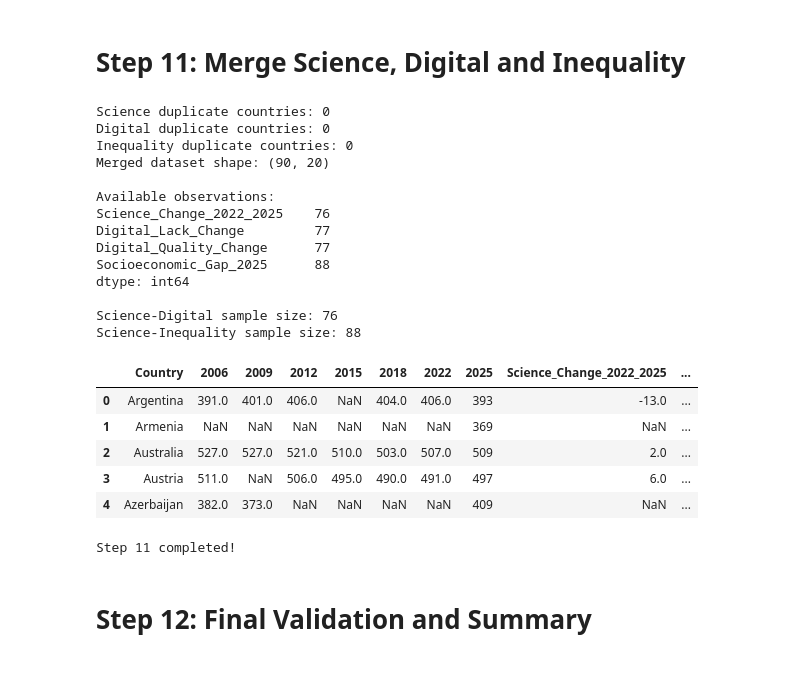
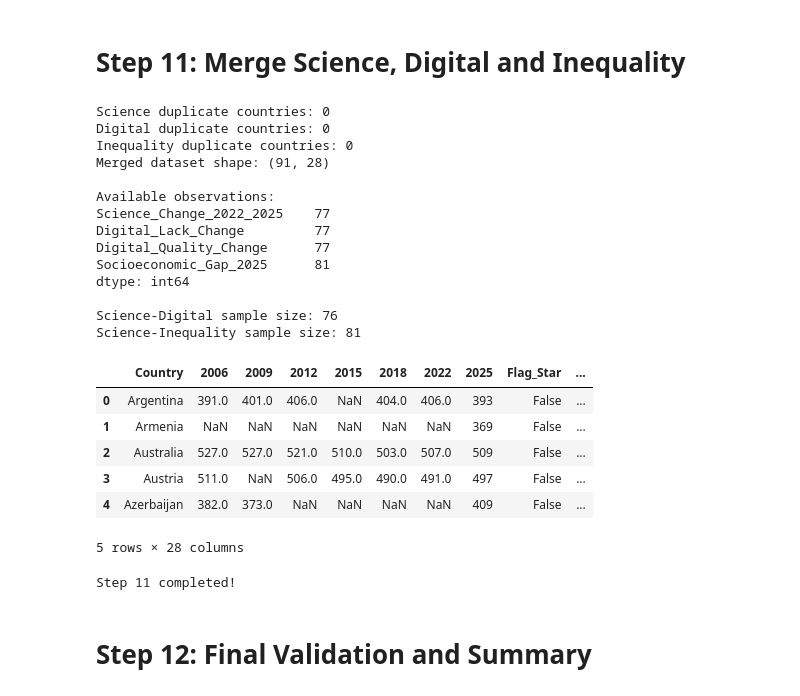
Before and after one commit to MiaNguyen169/Data_Visualizaton, a Jupyter notebook: Data_exploration/01_datacleaning.ipynb, the cells around one changed output. Drawn from its saved outputs; the diff is of its cells as text; code cells hidden in the pictures.

```diff
--- a/Data_exploration/01_datacleaning.ipynb
+++ b/Data_exploration/01_datacleaning.ipynb
@@ -74,6 +79,9 @@ display(science_df.head(10))
 
 # Remove extra spaces in country names
 science_df["Country"] = science_df["Country"].astype(str).str.strip()
+
+# Flag countries marked with an asterisk in the PISA tables
+science_df["Flag_Star"] = science_df["Country"].str.endswith("*")
 
 # Remove footnote markers from country names
 science_df["Country"] = science_df["Country"].str.replace(
@@ -265,7 +273,7 @@ Science datasets exported successfully!
 # Step 8: Clean Digital Resource Shortage
 # %%
 digital_raw = pd.read_excel(
-    "I_B1_4_9_Digital_Resource_shortage.xlsx",
+    "../Data/I_B1_4_9_Digital_Resource_shortage.xlsx",
     sheet_name="Sheet1",
     header=None
 )
@@ -283,6 +291,17 @@ digital_df.columns = [
     "Digital_Lack_2025",
     "Digital_Quality_2025"
 ]
+
+# Each value column is followed by its S.E. column and a flag column
+# S.E. = "c": too few observations, so the reported value is not an estimate
+# Flag = "†" or "‡": PISA caution marker
+for value_col, col in zip(digital_df.columns[1:], [1, 4, 7, 10]):
+    too_few = digital_raw.iloc[9:102, col + 1] == "c"
+    digital_df.loc[too_few, value_col] = np.nan
+
+    digital_df[f"{value_col}_Caution"] = (
+        digital_raw.iloc[9:102, col + 2].isin(["†", "‡"])
+    )
 
 # Standardise country names
 digital_df["Country"] = (
@@ -339,6 +358,11 @@ digital_df = digital_df.reset_index(drop=True)
 # Validation
 assert not digital_df["Country"].duplicated().any()
 
+# Singapore 2025 has too few observations
+assert digital_df.loc[
+    digital_df["Country"] == "Singapore", "Digital_Lack_2025"
+].isna().all()
+
 for col in digital_cols:
     assert digital_df[col].dropna().between(0, 100).all()
 
@@ -385,7 +413,7 @@ Step 8 completed!
 # Step 9: Socioeconomic Inequality Datacleaning
 # %%
 inequality_raw = pd.read_excel(
-    "I_B1_4_7_Socioeconomic_inequality.xlsx",
+    "../Data/I_B1_4_7_Socioeconomic_inequality.xlsx",
     sheet_name="Sheet1",
     header=None
 )
@@ -410,6 +438,17 @@ inequality_df.columns = [
     "Average_Schools_2025",
     "Advantaged_2025"
 ]
+
+# Each value column is followed by its S.E. column and a flag column
+# S.E. = "c": too few observations, so the reported value is not an estimate
+# Flag = "†" or "‡": PISA caution marker
+for value_col, col in zip(inequality_df.columns[1:], [1, 4, 7, 10]):
+    too_few = inequality_raw.iloc[9:102, col + 1] == "c"
+    inequality_df.loc[too_few, value_col] = np.nan
+
+    inequality_df[f"{value_col}_Caution"] = (
+        inequality_raw.iloc[9:102, col + 2].isin(["†", "‡"])
+    )
 
 # Standardise country names
 inequality_df["Country"] = (
@@ -462,6 +501,12 @@ inequality_df = inequality_df.reset_index(drop=True)
 # Validation
 assert not inequality_df["Country"].duplicated().any()
 
+# Values with too few observations must not appear as 0%
+assert inequality_df.loc[
+    inequality_df["Country"].isin(["Singapore", "Luxembourg"]),
+    "Socioeconomic_Gap_2025"
+].isna().all()
+
 for col in inequality_cols:
     assert inequality_df[col].dropna().between(0, 100).all()
 
@@ -663,7 +712,10 @@ merged_df = merged_df.merge(
 # Merge socioeconomic inequality
 merged_df = merged_df.merge(
     inequality_df.drop(
-        columns=["Overall_Digital_Lack_2025"]
+        columns=[
+            "Overall_Digital_Lack_2025",
+            "Overall_Digital_Lack_2025_Caution"
+        ]
     ),
     on="Country",
     how="left",
@@ -704,44 +756,45 @@ science_inequality_df = merged_df.dropna(
 print("\nScience-Digital sample size:", len(science_digital_df))
 print("Science-Inequality sample size:", len(science_inequality_df))
 
 display(merged_df.head())
 
 # Export
 merged_df.to_csv("merged_pisa_data.csv", index=False)
 
 science_digital_df.to_csv(
     "science_digital_analysis.csv",
     index=False
 )
 
 science_inequality_df.to_csv(
     "science_inequality_analysis.csv",
     index=False
 )
 
 print("Step 11 completed!")
 # %% [output]
 Science duplicate countries: 0
 Digital duplicate countries: 0
 Inequality duplicate countries: 0
-Merged dataset shape: (90, 20)
+Merged dataset shape: (91, 28)
 
 Available observations:
-Science_Change_2022_2025    76
+Science_Change_2022_2025    77
 Digital_Lack_Change         77
 Digital_Quality_Change      77
-Socioeconomic_Gap_2025      88
+Socioeconomic_Gap_2025      81
 dtype: int64
 
 Science-Digital sample size: 76
-Science-Inequality sample size: 88
+Science-Inequality sample size: 81
-|  | Country | 2006 | 2009 | 2012 | 2015 | 2018 | 2022 | 2025 | Science_Change_2022_2025 | ... |
-| 0 | Argentina | 391.0 | 401.0 | 406.0 | NaN | 404.0 | 406.0 | 393 | -13.0 | ... |
-| 1 | Armenia | NaN | NaN | NaN | NaN | NaN | NaN | 369 | NaN | ... |
-| 2 | Australia | 527.0 | 527.0 | 521.0 | 510.0 | 503.0 | 507.0 | 509 | 2.0 | ... |
-| 3 | Austria | 511.0 | NaN | 506.0 | 495.0 | 490.0 | 491.0 | 497 | 6.0 | ... |
-| 4 | Azerbaijan | 382.0 | 373.0 | NaN | NaN | NaN | NaN | 409 | NaN | ... |
+|  | Country | 2006 | 2009 | 2012 | 2015 | 2018 | 2022 | 2025 | Flag_Star | ... |
+| 0 | Argentina | 391.0 | 401.0 | 406.0 | NaN | 404.0 | 406.0 | 393 | False | ... |
+| 1 | Armenia | NaN | NaN | NaN | NaN | NaN | NaN | 369 | False | ... |
+| 2 | Australia | 527.0 | 527.0 | 521.0 | 510.0 | 503.0 | 507.0 | 509 | False | ... |
+| 3 | Austria | 511.0 | NaN | 506.0 | 495.0 | 490.0 | 491.0 | 497 | False | ... |
+| 4 | Azerbaijan | 382.0 | 373.0 | NaN | NaN | NaN | NaN | 409 | False | ... |
-Step 11 completed!
+5 rows × 28 columns
+Step 11 completed!
 # %% [markdown]
 # Step 12: Final Validation and Summary
 # %%
```
Also changed, not shown: parts of 10 cells of this notebook.
